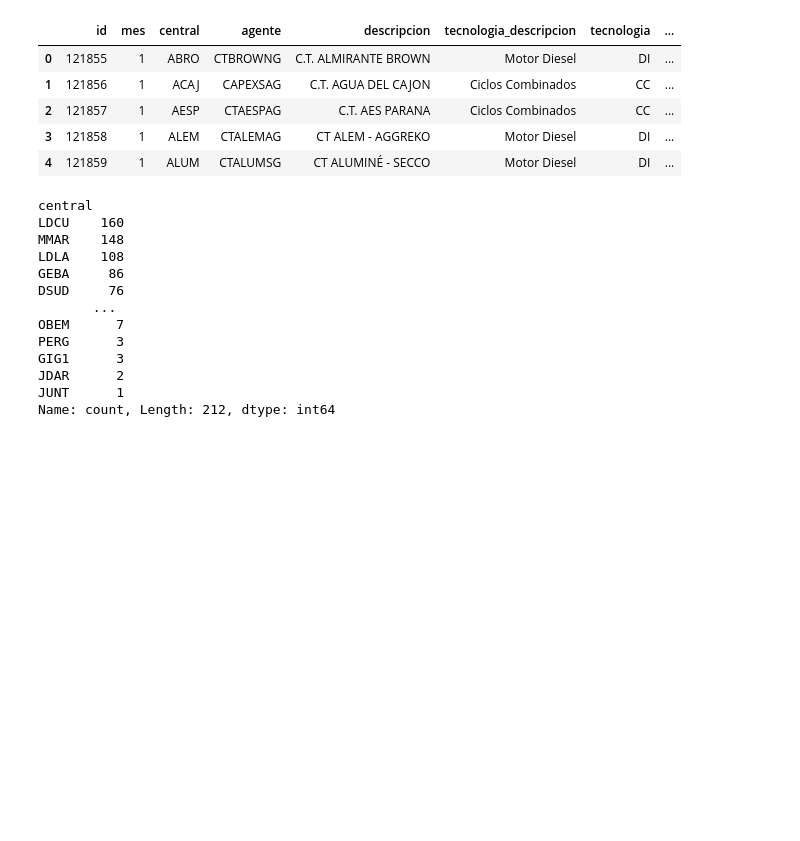
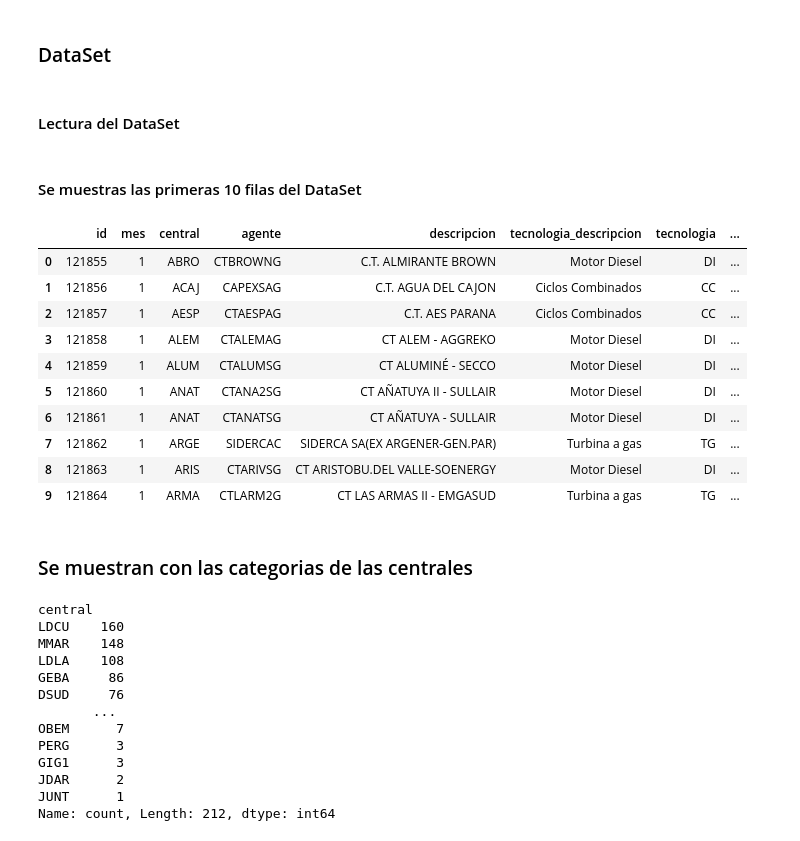
Before and after one commit to gagabriela2787/MachineLearnig, a Jupyter notebook: dataset1.ipynb, the cells around one changed output. Drawn from its saved outputs; the diff is of its cells as text; code cells hidden in the pictures; blank space fills up the shorter version.

```diff
--- a/dataset1.ipynb
+++ b/dataset1.ipynb
@@ -3,17 +5,30 @@ import pandas as pd
 import matplotlib.pyplot as plt
 import seaborn as sns
 import numpy as np
+# %% [markdown]
+### DataSet
 # %%
 url4 = 'https://raw.githubusercontent.com/gagabriela2787/PracticaProfISPC/main/dataset/disponibilidad-por-central.csv'
+# %% [markdown]
+#### Lectura del DataSet
 # %%
 df4 = pd.read_csv(url4)
+# %% [markdown]
+#### Se muestras las primeras 10 filas del DataSet
 # %%
-df4.head()
+df4.head(10)
 # %% [output]
 |  | id | mes | central | agente | descripcion | tecnologia_descripcion | tecnologia | ... |
 | 0 | 121855 | 1 | ABRO | CTBROWNG | C.T. ALMIRANTE BROWN | Motor Diesel | DI | ... |
 | 1 | 121856 | 1 | ACAJ | CAPEXSAG | C.T. AGUA DEL CAJON | Ciclos Combinados | CC | ... |
 | 2 | 121857 | 1 | AESP | CTAESPAG | C.T. AES PARANA | Ciclos Combinados | CC | ... |
 | 3 | 121858 | 1 | ALEM | CTALEMAG | CT ALEM - AGGREKO | Motor Diesel | DI | ... |
 | 4 | 121859 | 1 | ALUM | CTALUMSG | CT ALUMINÉ - SECCO | Motor Diesel | DI | ... |
+| 5 | 121860 | 1 | ANAT | CTANA2SG | CT AÑATUYA II - SULLAIR | Motor Diesel | DI | ... |
+| 6 | 121861 | 1 | ANAT | CTANATSG | CT AÑATUYA - SULLAIR | Motor Diesel | DI | ... |
+| 7 | 121862 | 1 | ARGE | SIDERCAC | SIDERCA SA(EX ARGENER-GEN.PAR) | Turbina a gas | TG | ... |
+| 8 | 121863 | 1 | ARIS | CTARIVSG | CT ARISTOBU.DEL VALLE-SOENERGY | Motor Diesel | DI | ... |
+| 9 | 121864 | 1 | ARMA | CTLARM2G | CT LAS ARMAS II - EMGASUD | Turbina a gas | TG | ... |
+# %% [markdown]
+### Se muestran con las categorias de las centrales
 # %%
```
Also changed, not shown: parts of 13 cells of this notebook.
